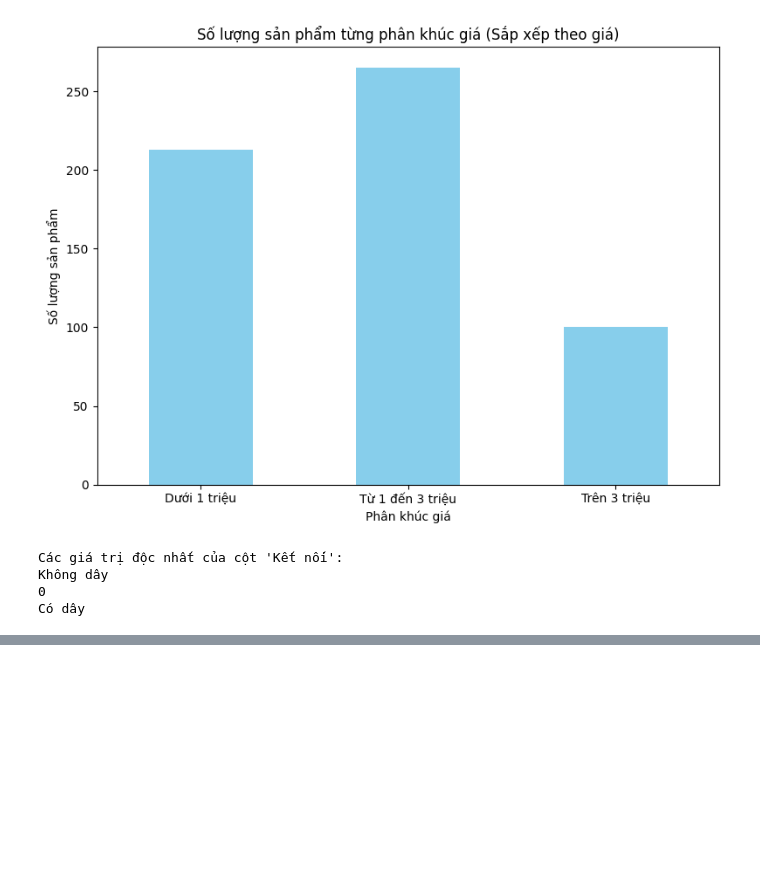
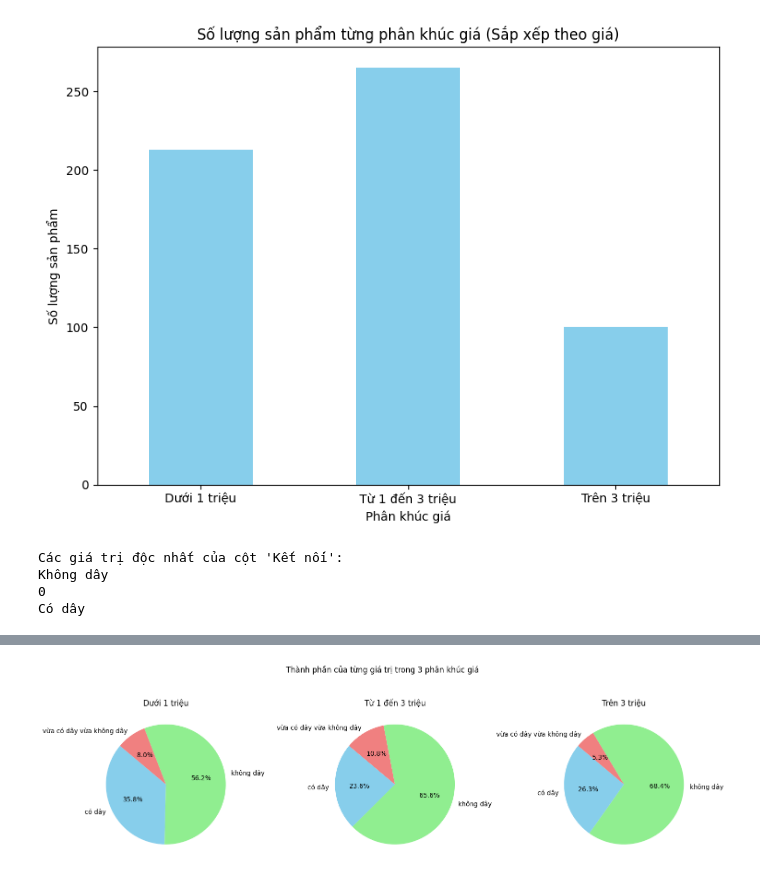
Before and after one commit to tuananh2804/keyboard-crawler, a Jupyter notebook: keyboard.ipynb, the cells around one changed output, grey strips where cells are left out. Cells and saved outputs as stored; diff of their text form; code cells hidden in the pictures; blank space fills up the shorter version.

```diff
--- a/keyboard.ipynb
+++ b/keyboard.ipynb
@@ -267,0 +360,30 @@ Có dây
+# %%
+import pandas as pd
+import matplotlib.pyplot as plt
+
+# Đọc dữ liệu từ file CSV
+data = pd.read_csv('updated_data.csv')
+
+# Tạo các phân khúc giá tiền
+data['Price Segment'] = pd.cut(data['Giá(đ)'], bins=[0, 1000000, 3000000, float('inf')], labels=['Dưới 1 triệu', 'Từ 1 đến 3 triệu', 'Trên 3 triệu'])
+
+# Lọc bỏ các mẫu có giá trị '0'
+filtered_data = data[data['Kết nối'] != '0']
+
+# Tính toán tỷ lệ phần trăm của từng giá trị trong mỗi phân khúc giá
+price_segment_counts = filtered_data.groupby('Price Segment')['Kết nối'].value_counts(normalize=True).unstack(fill_value=0)
+
+# Vẽ biểu đồ tròn
+colors = ['skyblue', 'lightgreen', 'lightcoral']
+labels = price_segment_counts.columns
+
+fig, axes = plt.subplots(1, 3, figsize=(15, 5))
+for i, (segment, counts) in enumerate(price_segment_counts.iterrows()):
+    axes[i].pie(counts, labels=labels, colors=colors, autopct='%1.1f%%', startangle=140)
+    axes[i].set_title(segment)
+
+plt.suptitle('Thành phần của từng giá trị trong 3 phân khúc giá ')
+plt.tight_layout()
+plt.show()
+# %% [output]
+[figure, added]
```
Also changed, not shown: parts of 3 cells of this notebook.
